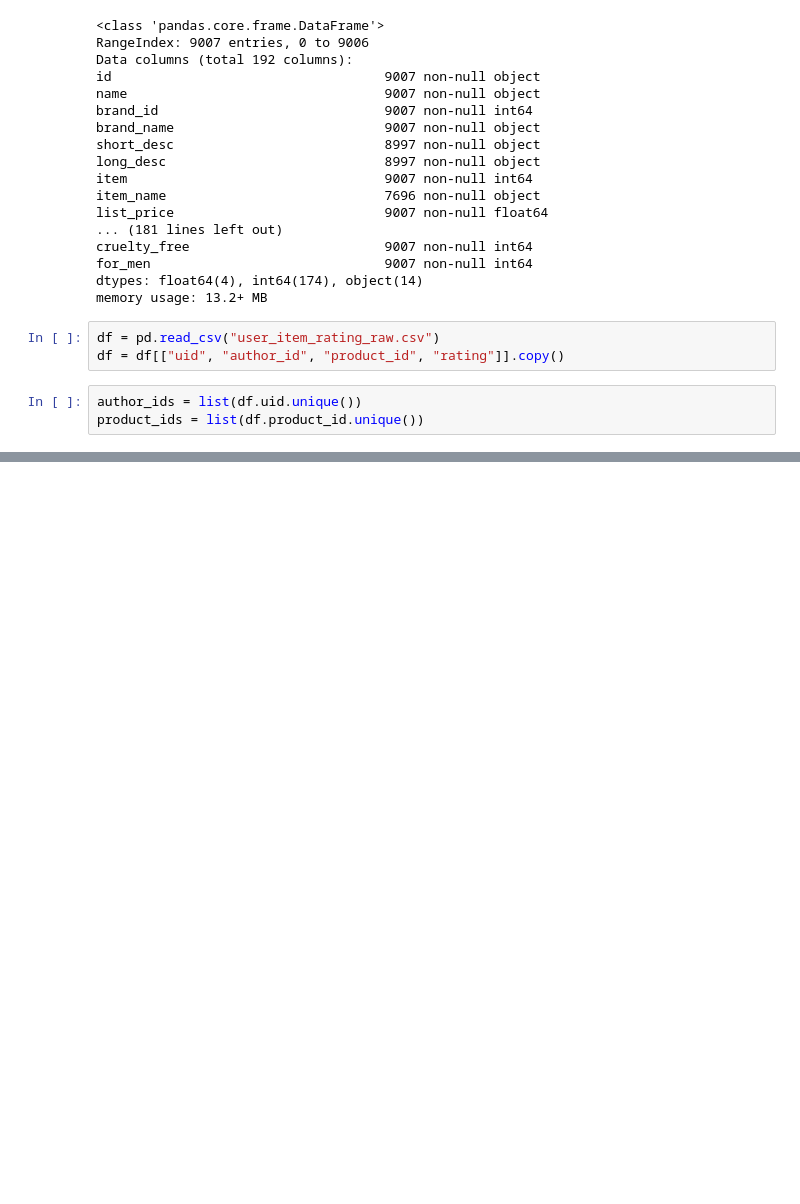
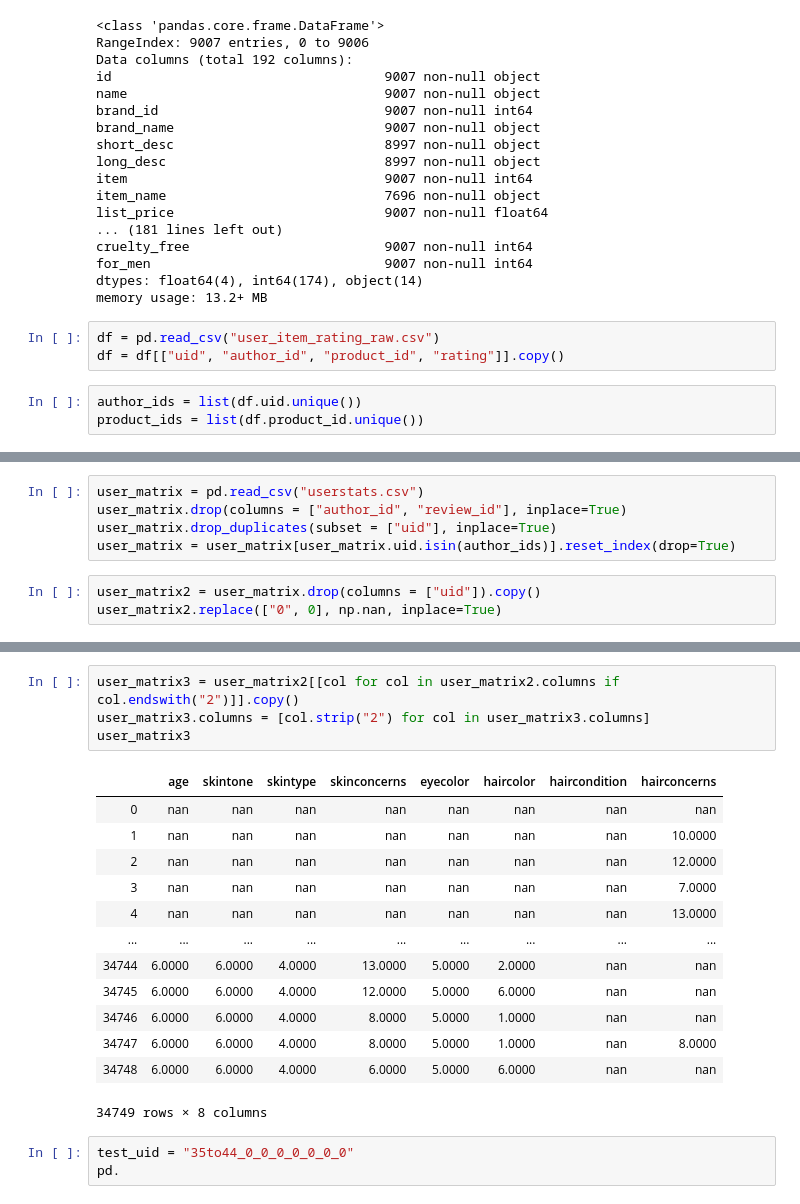
Before and after one commit to valmadrid/Gift-Recommendation, a Jupyter notebook: 2_3_Recommender_System.ipynb, the cells around one changed output, grey strips where cells are left out. Saved outputs shown, nothing was run; the diff lists cells and outputs as text; blank space fills up the shorter version.

```diff
--- a/2_3_Recommender_System.ipynb
+++ b/2_3_Recommender_System.ipynb
@@ -323,0 +524,8 @@ top_products.sort_values(
+# %%
+user_matrix = pd.read_csv("userstats.csv")
+user_matrix.drop(columns = ["author_id", "review_id"], inplace=True)
+user_matrix.drop_duplicates(subset = ["uid"], inplace=True)
+user_matrix = user_matrix[user_matrix.uid.isin(author_ids)].reset_index(drop=True)
+# %%
+user_matrix2 = user_matrix.drop(columns = ["uid"]).copy()
+user_matrix2.replace(["0", 0], np.nan, inplace=True)
@@ -323,0 +589,21 @@ top_products.sort_values(
+# %%
+user_matrix3 = user_matrix2[[col for col in user_matrix2.columns if col.endswith("2")]].copy()
+user_matrix3.columns = [col.strip("2") for col in user_matrix3.columns]
+user_matrix3
+# %% [output]
+|  | age | skintone | skintype | skinconcerns | eyecolor | haircolor | haircondition | hairconcerns |
+| 0 | nan | nan | nan | nan | nan | nan | nan | nan |
+| 1 | nan | nan | nan | nan | nan | nan | nan | 10.0000 |
+| 2 | nan | nan | nan | nan | nan | nan | nan | 12.0000 |
+| 3 | nan | nan | nan | nan | nan | nan | nan | 7.0000 |
+| 4 | nan | nan | nan | nan | nan | nan | nan | 13.0000 |
+| ... | ... | ... | ... | ... | ... | ... | ... | ... |
+| 34744 | 6.0000 | 6.0000 | 4.0000 | 13.0000 | 5.0000 | 2.0000 | nan | nan |
+| 34745 | 6.0000 | 6.0000 | 4.0000 | 12.0000 | 5.0000 | 6.0000 | nan | nan |
+| 34746 | 6.0000 | 6.0000 | 4.0000 | 8.0000 | 5.0000 | 1.0000 | nan | nan |
+| 34747 | 6.0000 | 6.0000 | 4.0000 | 8.0000 | 5.0000 | 1.0000 | nan | 8.0000 |
+| 34748 | 6.0000 | 6.0000 | 4.0000 | 6.0000 | 5.0000 | 6.0000 | nan | nan |
+34749 rows × 8 columns
+# %%
+test_uid = "35to44_0_0_0_0_0_0_0"
+pd.
```
Also changed, not shown: parts of 44 cells of this notebook, 4 other files.
